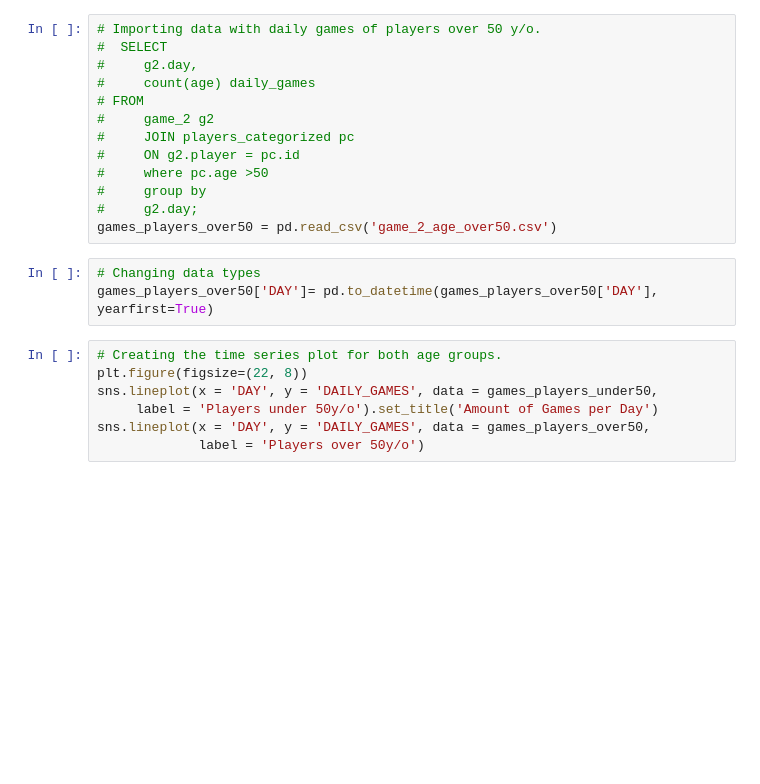
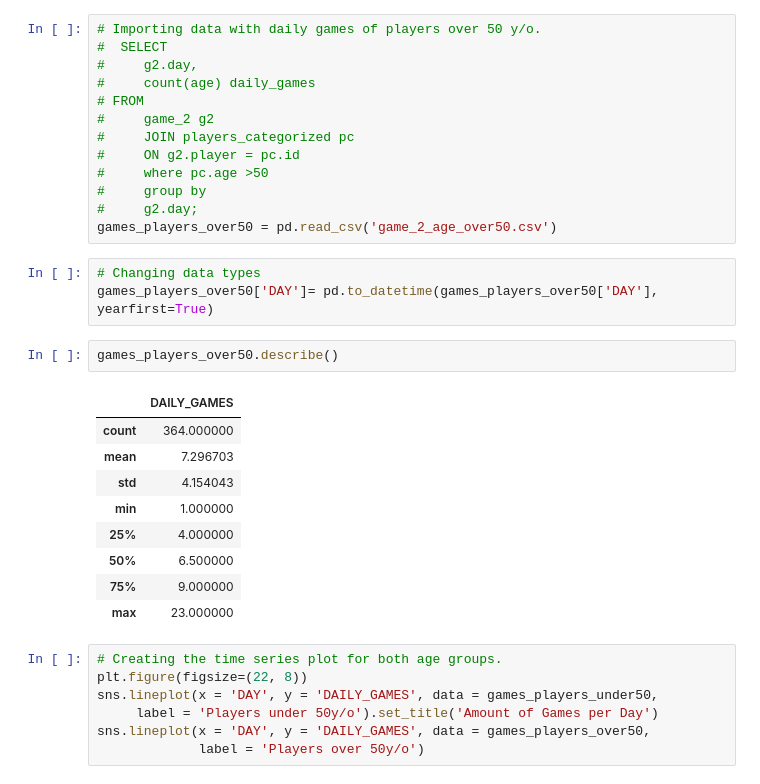
Before and after one commit to MichalGrabicki/3_Tasks_Data_Analysis_Python, a Jupyter notebook: Johnnybros_Task3.ipynb, the cells around one changed output. Cells and saved outputs as stored; diff of their text form; blank space fills up the shorter version.

```diff
--- a/Johnnybros_Task3.ipynb
+++ b/Johnnybros_Task3.ipynb
@@ -125,6 +150,18 @@ games_players_over50 = pd.read_csv('game_2_age_over50.csv')
 # %%
 # Changing data types
 games_players_over50['DAY']= pd.to_datetime(games_players_over50['DAY'], yearfirst=True)
+# %%
+games_players_over50.describe()
+# %% [output]
+|  | DAILY_GAMES |
+| count | 364.000000 |
+| mean | 7.296703 |
+| std | 4.154043 |
+| min | 1.000000 |
+| 25% | 4.000000 |
+| 50% | 6.500000 |
+| 75% | 9.000000 |
+| max | 23.000000 |
 # %%
 # Creating the time series plot for both age groups.
 plt.figure(figsize=(22, 8))
```
Also changed, not shown: parts of 4 cells of this notebook.
